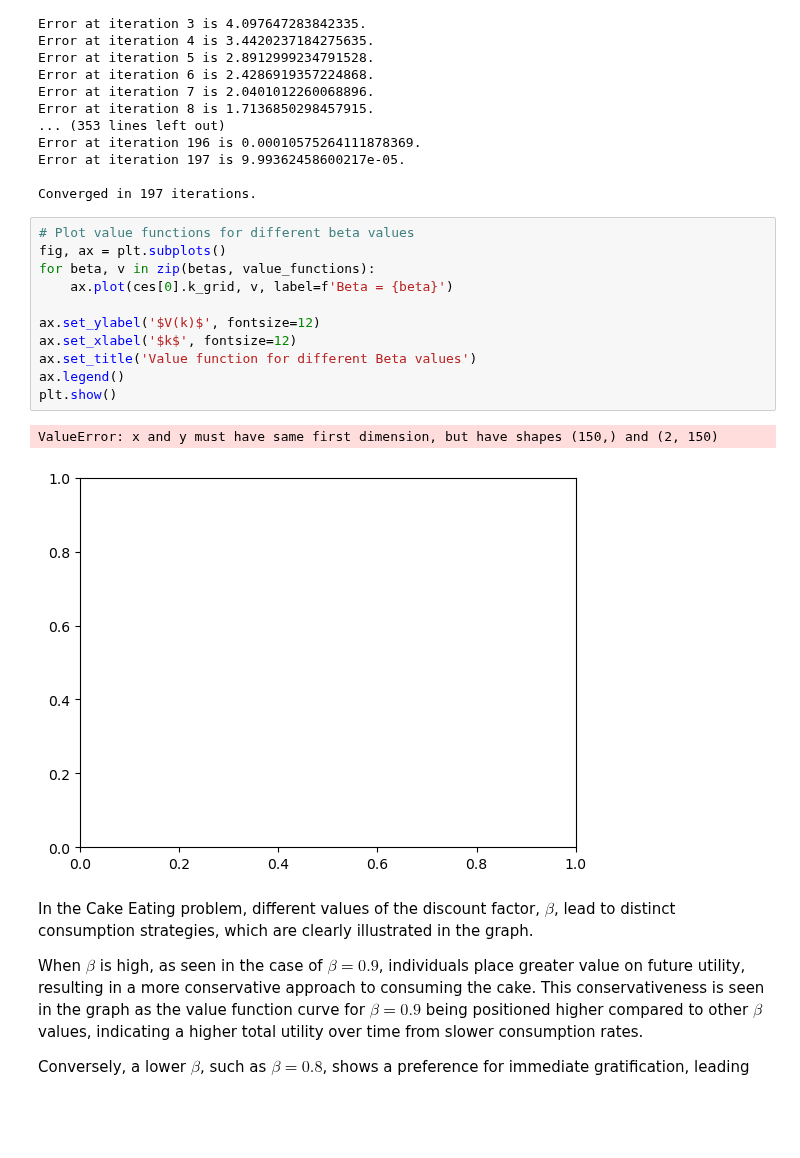
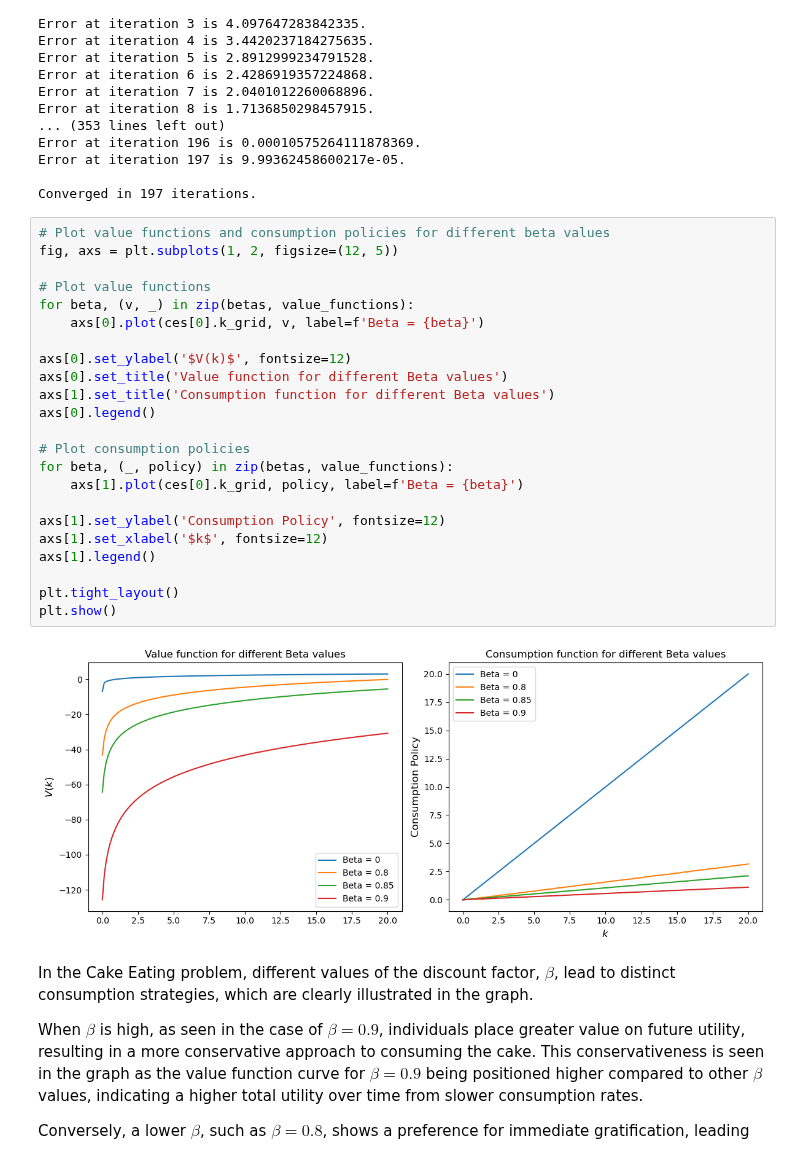
Before and after one commit to NumEconCopenhagen/projects-2024-jacobogmads, a Jupyter notebook: modelproject/modelproject.ipynb, the cells around one changed output. Saved outputs shown, nothing was run; the diff lists cells and outputs as text; blank space fills up the shorter version.

```diff
--- a/modelproject/modelproject.ipynb
+++ b/modelproject/modelproject.ipynb
@@ -257,19 +250,30 @@ Error at iteration 197 is 9.99362458600217e-05.
 
 Converged in 197 iterations.
 # %%
-# Plot value functions for different beta values
-fig, ax = plt.subplots()
-for beta, v in zip(betas, value_functions):
-    ax.plot(ces[0].k_grid, v, label=f'Beta = {beta}')
+# Plot value functions and consumption policies for different beta values
+fig, axs = plt.subplots(1, 2, figsize=(12, 5))
 
-ax.set_ylabel('$V(k)$', fontsize=12)
-ax.set_xlabel('$k$', fontsize=12)
-ax.set_title('Value function for different Beta values')
-ax.legend()
+# Plot value functions
+for beta, (v, _) in zip(betas, value_functions):
+    axs[0].plot(ces[0].k_grid, v, label=f'Beta = {beta}')
+
+axs[0].set_ylabel('$V(k)$', fontsize=12)
+axs[0].set_title('Value function for different Beta values')
+axs[1].set_title('Consumption function for different Beta values')
+axs[0].legend()
+
+# Plot consumption policies
+for beta, (_, policy) in zip(betas, value_functions):
+    axs[1].plot(ces[0].k_grid, policy, label=f'Beta = {beta}')
+
+axs[1].set_ylabel('Consumption Policy', fontsize=12)
+axs[1].set_xlabel('$k$', fontsize=12)
+axs[1].legend()
+
+plt.tight_layout()
 plt.show()
 # %% [output]
-ValueError: x and y must have same first dimension, but have shapes (150,) and (2, 150)
-[figure, old version]
+[figure, new version]
 # %% [markdown]
 In the Cake Eating problem, different values of the discount factor, $\beta$, lead to distinct consumption strategies, which are clearly illustrated in the graph.
 
```
Also changed, not shown: parts of 6 cells of this notebook.
